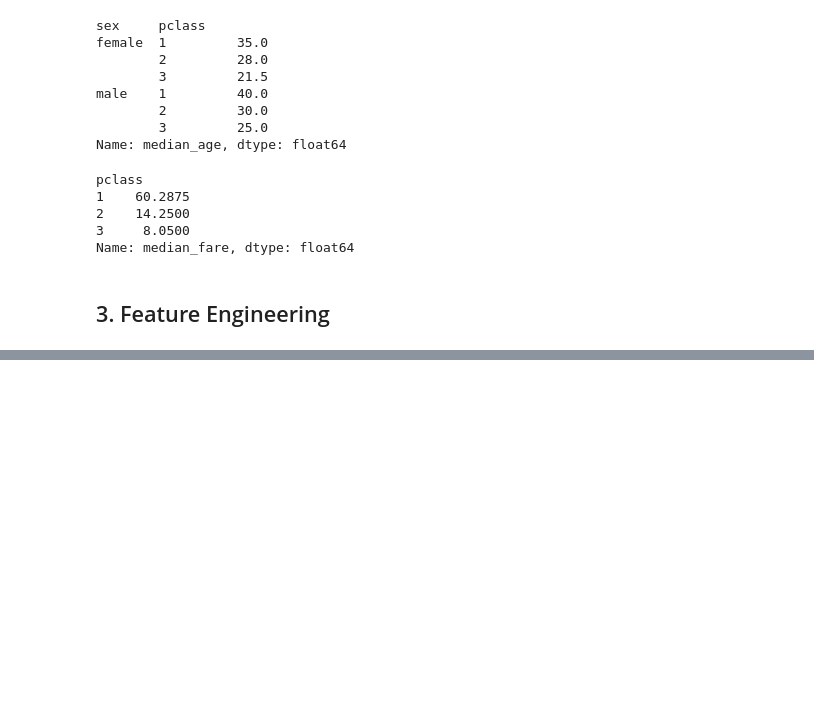
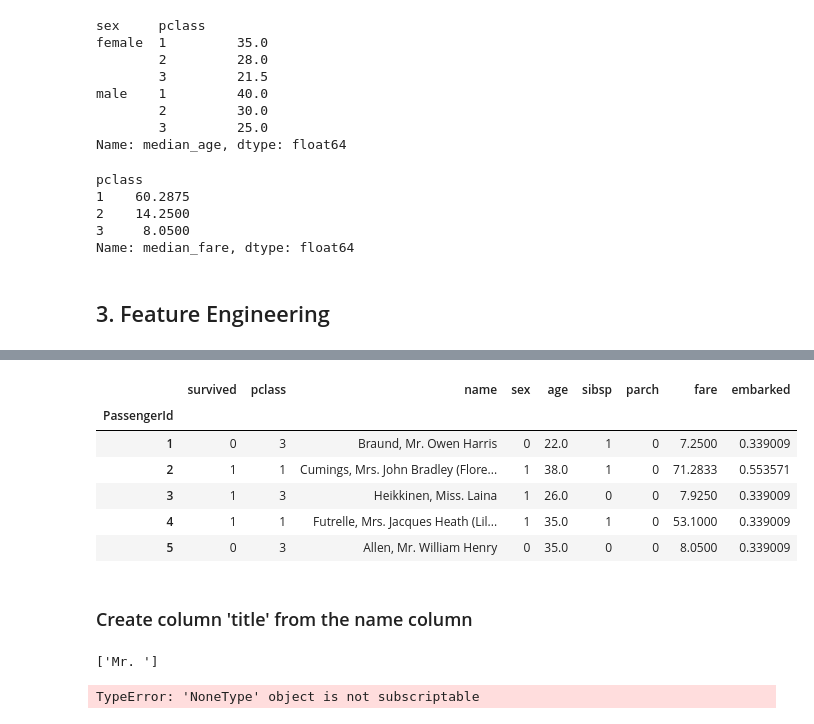
Before and after one commit to griffreichert/titanic-survival, a Jupyter notebook: src/EDA.ipynb, the cells around one changed output, grey strips where cells are left out. Drawn from its saved outputs; the diff is of its cells as text; code cells hidden in the pictures; blank space fills up the shorter version.

```diff
--- a/src/EDA.ipynb
+++ b/src/EDA.ipynb
@@ -378,0 +409,4 @@ train['sex'] = train.sex.map({'male': 0, 'female': 1})
+# %%
+encoder = TargetEncoder()
+train['embarked'] = encoder.fit_transform(train.embarked, train.survived)
+test['embarked'] = encoder.transform(test.embarked)
@@ -378,0 +415,30 @@ train['sex'] = train.sex.map({'male': 0, 'female': 1})
+# %%
+gender_categories = {
+    'male': 0,
+    'female': 1
+}
+
+train['sex'] = train.sex.map(gender_categories)
+test['sex'] = test.sex.map(gender_categories)
+# %%
+train.head()
+# %% [output]
+|  | survived | pclass | name | sex | age | sibsp | parch | fare | embarked |
+| PassengerId |  |  |  |  |  |  |  |  |  |
+| 1 | 0 | 3 | Braund, Mr. Owen Harris | 0 | 22.0 | 1 | 0 | 7.2500 | 0.339009 |
+| 2 | 1 | 1 | Cumings, Mrs. John Bradley (Flore... | 1 | 38.0 | 1 | 0 | 71.2833 | 0.553571 |
+| 3 | 1 | 3 | Heikkinen, Miss. Laina | 1 | 26.0 | 0 | 0 | 7.9250 | 0.339009 |
+| 4 | 1 | 1 | Futrelle, Mrs. Jacques Heath (Lil... | 1 | 35.0 | 1 | 0 | 53.1000 | 0.339009 |
+| 5 | 0 | 3 | Allen, Mr. William Henry | 0 | 35.0 | 0 | 0 | 8.0500 | 0.339009 |
+# %% [markdown]
+### Create column 'title' from the name column
+# %%
+string = "I am Mr. Jones"
+match = re.findall(r"\w+\. ", string)
+print(match)
+# %% [output]
+['Mr. ']
+# %%
+train.name.apply(lambda x: re.search('\r\w+\.', x)[0])
+# %% [output]
+TypeError: 'NoneType' object is not subscriptable
```
Also changed, not shown: parts of 10 cells of this notebook, 1 other file.
